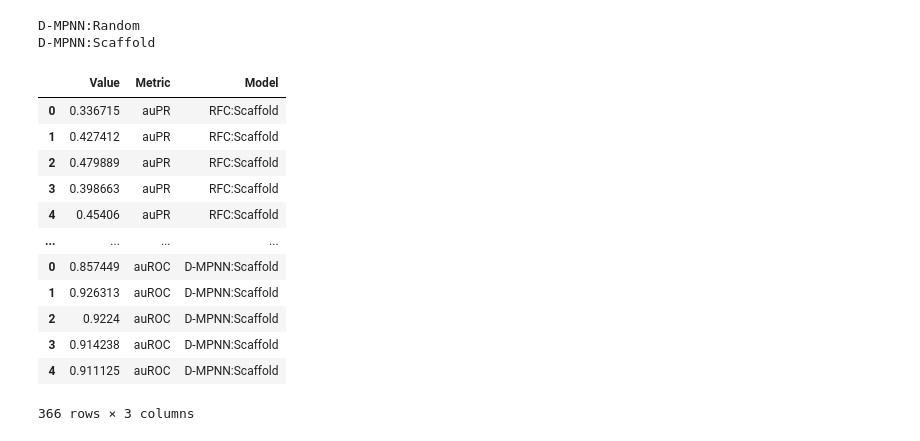
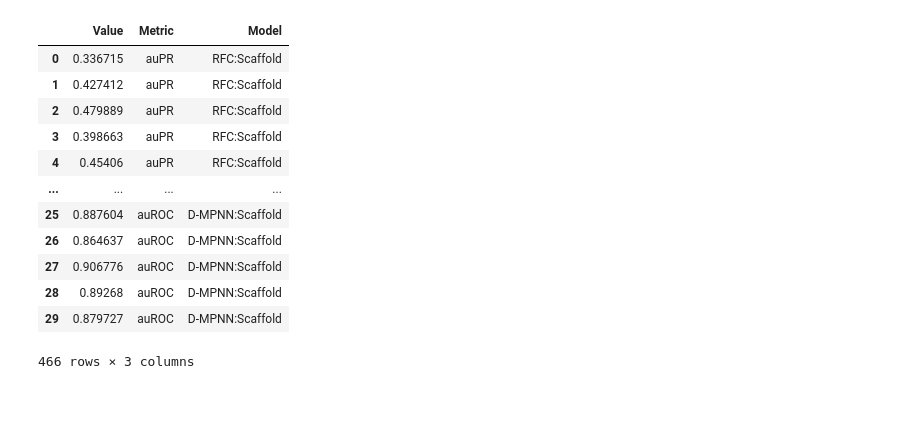
Before and after one commit to jackievaleri/ngonorrhoeae_abx_ml_discovery, a Jupyter notebook: src/05_compare_models_plot.ipynb, the cells around one changed output. Cells and saved outputs as stored; diff of their text form; code cells hidden in the pictures; blank space fills up the shorter version.

```diff
--- a/src/05_compare_models_plot.ipynb
+++ b/src/05_compare_models_plot.ipynb
@@ -18,57 +18,61 @@ newdf = pd.DataFrame(columns = ['Value', 'Metric', 'Model'])
 labels = ['RFC:Scaffold', 'SVM:Scaffold', 'FFN:Scaffold', 'dummy1', 'ChemBERTa:Random', 'ChemBERTa:Scaffold', 'dummy2', 'AttentiveFP:Random', 'AttentiveFP:Scaffold', 'dummy3', 'D-MPNN:Random', 'D-MPNN:Scaffold']
 
 # paths since they are all in different folders
 rfc_path = 'rfc_hyperopt_pk_37k/rfc_final_122/'
 svm_path = 'svm_hyperopt_pk_37k/svm_final_15/'
 ffn_path = 'ffn_hyperopt_pk_37k/ffn_final_20/'
 chemb_prefix = 'chemberta_pk_37k/'
 chemb_rand_path = chemb_prefix+'random_split_chemberta_models/'
 chemb_scaff_path = chemb_prefix+'scaffold_split_chemberta_models/'
 attent_prefix = 'attentivefp_pk_37k/'
 attent_rand_path = attent_prefix+'random_split_attentivefp_models/'
 attent_scaff_path = attent_prefix+'scaffold_split_attentivefp_models/'
 gnn_prefix = 'pk_37k_screen_models_03192022/'
-gnn_rand_path = gnn_prefix+'FINALbayHO04052022/'
-gnn_scaff_path = gnn_prefix+'FINALbayHO04052022_with_scaffold_split/'
+#gnn_rand_path = gnn_prefix+'FINALbayHO04052022/'
+gnn_rand_path = gnn_prefix+'FINALbayHO04052022_30_models_no_scaffold_split/' # 30 individual folds for fairer comparison
+#gnn_scaff_path = gnn_prefix+'FINALbayHO04052022_with_scaffold_split/'
+gnn_scaff_path = gnn_prefix+'FINALbayHO04052022_30_models_with_scaffold_split/' # 30 individual folds for fairer comparison
 for fold, name in zip([rfc_path, svm_path, ffn_path, '', chemb_rand_path, chemb_scaff_path, '', attent_rand_path, attent_scaff_path, '', gnn_rand_path, gnn_scaff_path], labels):
     if 'dummy' in name:
         newdf = extend_dataframe(newdf, [-0.1], 'auPR', name) # empty
         newdf = extend_dataframe(newdf, [-0.1], 'auROC', name)
 
     elif 'ChemBERTa' in name or 'AttentiveFP' in name:
         df = pd.read_csv('../models/other_models/' + fold + 'summary_results.csv')
         newdf = extend_dataframe(newdf, list(df['auPR']), 'auPR', name) # 20 folds
         newdf = extend_dataframe(newdf, list(df['auROC']), 'auROC', name)
 
-    elif 'D-MPNN' not in name:
-        df = pd.read_csv('../models/other_models/' + fold + 'test_scores.csv')
+    else:
+        if 'D-MPNN' not in name:
+            df = pd.read_csv('../models/other_models/' + fold + 'test_scores.csv')
+        else:
+            df = pd.read_csv('../models/' + fold + 'test_scores.csv')
         newdf = extend_dataframe(newdf, list(df.iloc[0,3:33]), 'auPR', name) # 30 folds
         newdf = extend_dataframe(newdf, list(df.iloc[0,35:65]), 'auROC', name)
 
-    else:
-        print(name)
-        df = pd.read_csv('../models/' + fold + 'test_scores.csv')
-        newdf = extend_dataframe(newdf, list(df.iloc[0,3:8]), 'auPR', name) # 5 folds of 10 ensemble models each
-        newdf = extend_dataframe(newdf, list(df.iloc[0,10:15]), 'auROC', name)
+    # previously needed this for the case where D-MPNN had 5 folds of 10 ensemble models each - now retrain with 30 individual folds like RFC, SVM, FFN
+    # else:
+    #     print(name)
+    #     df = pd.read_csv('../models/' + fold + 'test_scores.csv')
+    #     newdf = extend_dataframe(newdf, list(df.iloc[0,3:8]), 'auPR', name) # 5 folds of 10 ensemble models each
+    #     newdf = extend_dataframe(newdf, list(df.iloc[0,10:15]), 'auROC', name)
 
 df = newdf
 df
 # %% [output]
+|  | Value | Metric | Model |
+| 0 | 0.336715 | auPR | RFC:Scaffold |
+| 1 | 0.427412 | auPR | RFC:Scaffold |
+| 2 | 0.479889 | auPR | RFC:Scaffold |
+| 3 | 0.398663 | auPR | RFC:Scaffold |
+| 4 | 0.45406 | auPR | RFC:Scaffold |
+| ... | ... | ... | ... |
+| 25 | 0.887604 | auROC | D-MPNN:Scaffold |
+| 26 | 0.864637 | auROC | D-MPNN:Scaffold |
+| 27 | 0.906776 | auROC | D-MPNN:Scaffold |
+| 28 | 0.89268 | auROC | D-MPNN:Scaffold |
+| 29 | 0.879727 | auROC | D-MPNN:Scaffold |
-D-MPNN:Random
-D-MPNN:Scaffold
+466 rows × 3 columns
-|  | Value | Metric | Model |
-| 0 | 0.336715 | auPR | RFC:Scaffold |
-| 1 | 0.427412 | auPR | RFC:Scaffold |
-| 2 | 0.479889 | auPR | RFC:Scaffold |
-| 3 | 0.398663 | auPR | RFC:Scaffold |
-| 4 | 0.45406 | auPR | RFC:Scaffold |
-| ... | ... | ... | ... |
-| 0 | 0.857449 | auROC | D-MPNN:Scaffold |
-| 1 | 0.926313 | auROC | D-MPNN:Scaffold |
-| 2 | 0.9224 | auROC | D-MPNN:Scaffold |
-| 3 | 0.914238 | auROC | D-MPNN:Scaffold |
-| 4 | 0.911125 | auROC | D-MPNN:Scaffold |
-366 rows × 3 columns
 # %%
 # new order so GNN is last
 from pandas.api.types import CategoricalDtype
```
Also changed, not shown: parts of 6 cells of this notebook, 28 other files.
